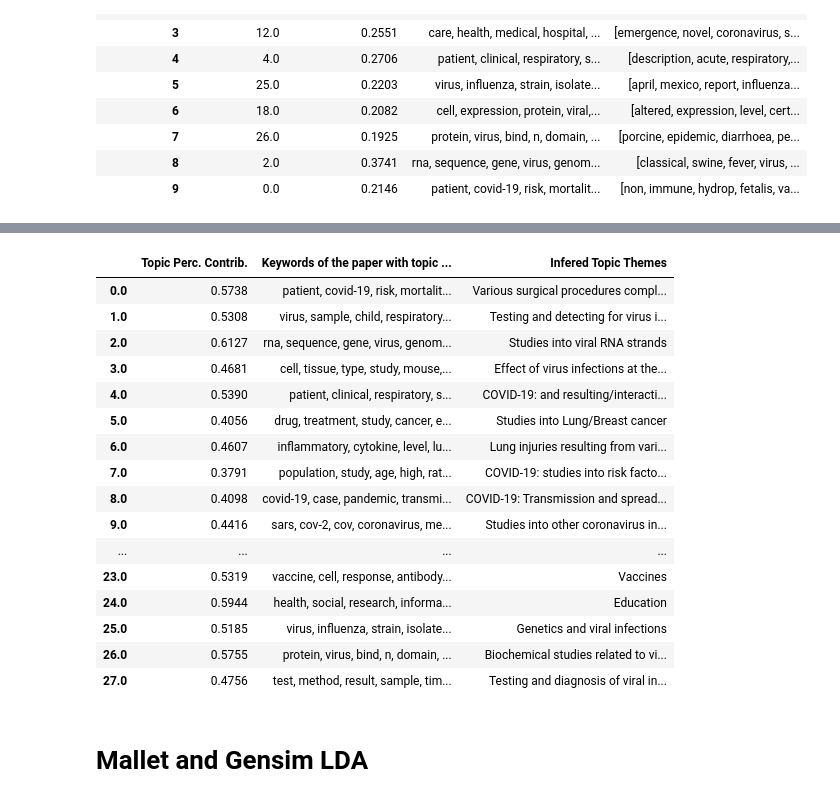
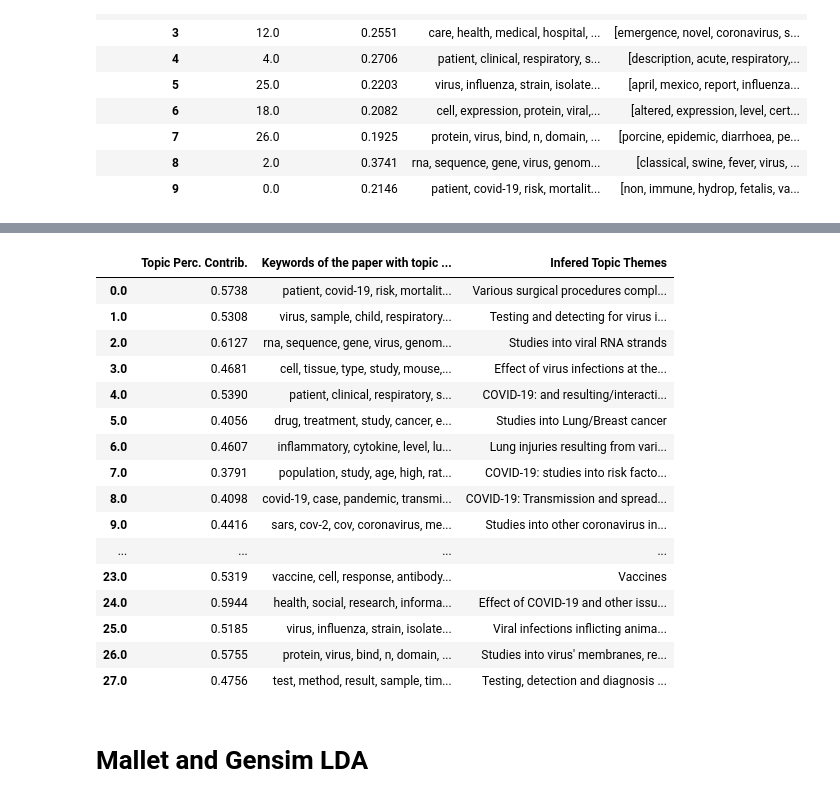
Before and after one commit to oqusous/COVID19_pmc_LDA, a Jupyter notebook: 01_IntroConc_Gensim_LDA_models.ipynb, the cells around one changed output, grey strips where cells are left out. Saved outputs shown, nothing was run; the diff lists cells and outputs as text; code cells hidden in the pictures.

Commit message:
infered topics table

```diff
--- a/01_IntroConc_Gensim_LDA_models.ipynb
+++ b/01_IntroConc_Gensim_LDA_models.ipynb
@@ -334,38 +334,38 @@ topic_themes = pd.DataFrame({'Infered Topic Themes':["Various surgical procedure
 # Group top 5 sentences under each topic
 sent_topics_sorted_df = pd.DataFrame()
 
 sent_topics_outdf_grpd = df_topic_sents_keywords.groupby('Dominant_Topic')
 
 for i, grp in sent_topics_outdf_grpd:
     sent_topics_sorted_df = pd.concat([sent_topics_sorted_df, grp.sort_values(['Perc_Contribution'], ascending=[0]).head(1)], axis=0)
 
 # Reset Index
 sent_topics_sorted_df.reset_index(drop=True, inplace=True)
 
 # Format
 sent_topics_sorted_df.columns = ['Topic Num (n)', "Topic Perc. Contrib.", "Keywords of the paper with topic n being most dominant", "Text"]
-lda_topics_df = pd.concat([sent_topics_sorted_df.set_index('Topic Num (n)')[["Topic Perc. Contrib.", "Keywords of the paper with topic n being most dominant"]], topic_themes], axis=1)
+lda_topics_df = pd.concat([sent_topics_sorted_df.set_index('Topic Num (n)')[["Topic Perc. Contrib.", "Keywords of the paper with topic n being most dominant"]], topic_themes_1], axis=1)
 # show head of the new dataframe
 with option_context('display.max_colwidth', -1):
     display(lda_topics_df)
 # %% [output]
 |  | Topic Perc. Contrib. | Keywords of the paper with topic ... | Infered Topic Themes |
 | 0.0 | 0.5738 | patient, covid-19, risk, mortalit... | Various surgical procedures compl... |
 | 1.0 | 0.5308 | virus, sample, child, respiratory... | Testing and detecting for virus i... |
 | 2.0 | 0.6127 | rna, sequence, gene, virus, genom... | Studies into viral RNA strands |
 | 3.0 | 0.4681 | cell, tissue, type, study, mouse,... | Effect of virus infections at the... |
 | 4.0 | 0.5390 | patient, clinical, respiratory, s... | COVID-19: and resulting/interacti... |
 | 5.0 | 0.4056 | drug, treatment, study, cancer, e... | Studies into Lung/Breast cancer |
 | 6.0 | 0.4607 | inflammatory, cytokine, level, lu... | Lung injuries resulting from vari... |
 | 7.0 | 0.3791 | population, study, age, high, rat... | COVID-19: studies into risk facto... |
 | 8.0 | 0.4098 | covid-19, case, pandemic, transmi... | COVID-19: Transmission and spread... |
 | 9.0 | 0.4416 | sars, cov-2, cov, coronavirus, me... | Studies into other coronavirus in... |
 | ... | ... | ... | ... |
 | 23.0 | 0.5319 | vaccine, cell, response, antibody... | Vaccines |
-| 24.0 | 0.5944 | health, social, research, informa... | Education |
-| 25.0 | 0.5185 | virus, influenza, strain, isolate... | Genetics and viral infections |
-| 26.0 | 0.5755 | protein, virus, bind, n, domain, ... | Biochemical studies related to vi... |
-| 27.0 | 0.4756 | test, method, result, sample, tim... | Testing and diagnosis of viral in... |
+| 24.0 | 0.5944 | health, social, research, informa... | Effect of COVID-19 and other issu... |
+| 25.0 | 0.5185 | virus, influenza, strain, isolate... | Viral infections inflicting anima... |
+| 26.0 | 0.5755 | protein, virus, bind, n, domain, ... | Studies into virus' membranes, re... |
+| 27.0 | 0.4756 | test, method, result, sample, tim... | Testing, detection and diagnosis ... |
 # %%
 # print(lda_topics_df.to_markdown();)
 # %% [markdown]
```
Also changed, not shown: parts of 3 cells of this notebook, 1 other file.
